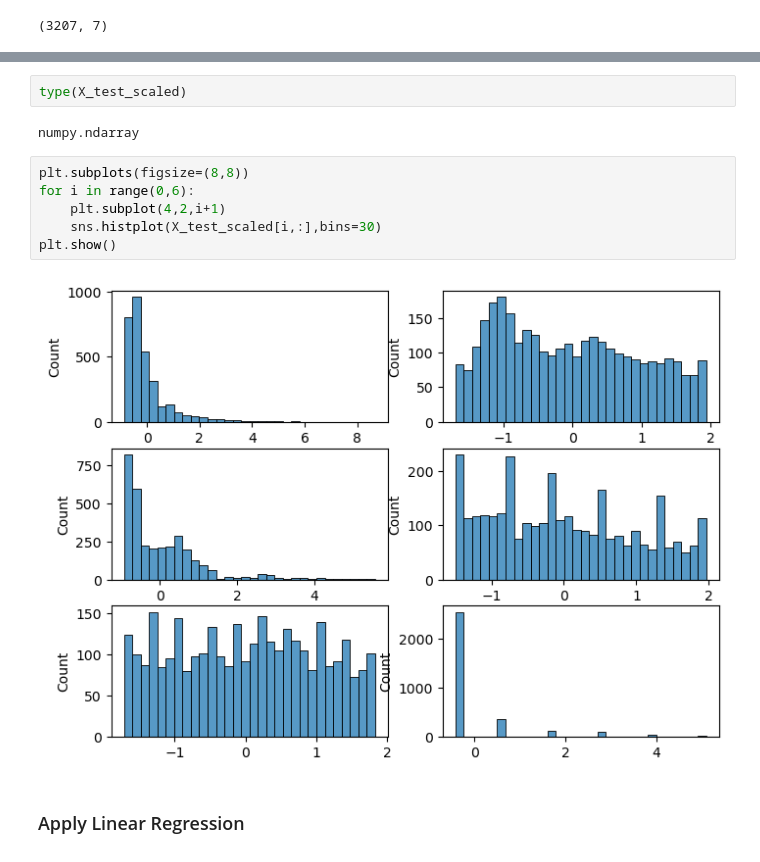
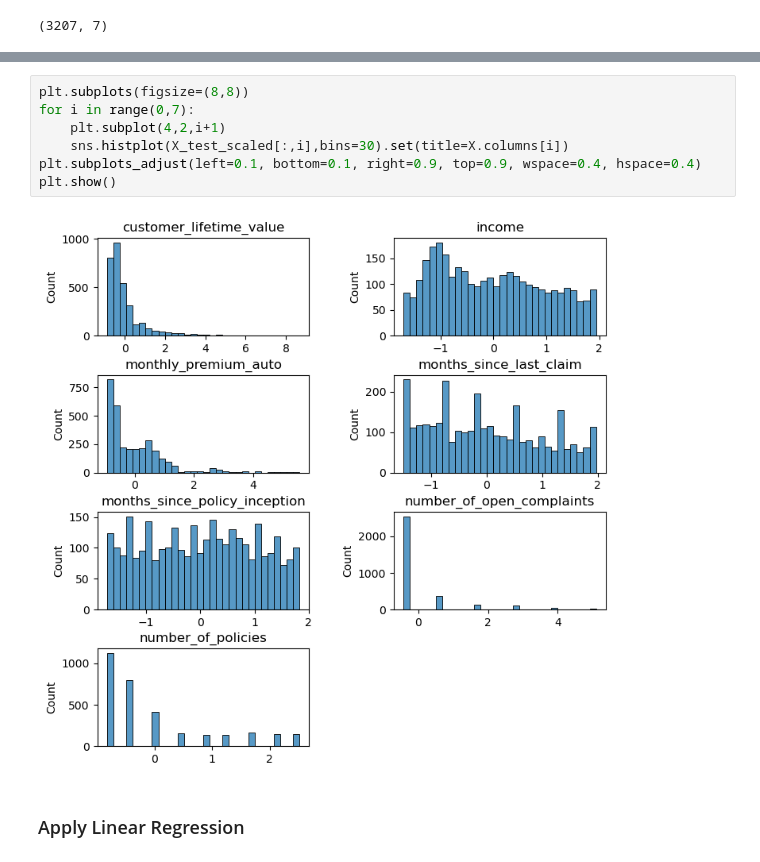
Before and after one commit to claradenken/Labs, a Jupyter notebook: Week_4_Linear_Regression/Customer_Analysis_Case_Study_Modelling_LinReg.ipynb, the cells around one changed output, grey strips where cells are left out. Saved outputs shown, nothing was run; the diff lists cells and outputs as text.

```diff
--- a/Week_4_Linear_Regression/Customer_Analysis_Case_Study_Modelling_LinReg.ipynb
+++ b/Week_4_Linear_Regression/Customer_Analysis_Case_Study_Modelling_LinReg.ipynb
@@ -133,15 +136,12 @@ print(X_test_scaled)
-# %%
-type(X_test_scaled)
-# %% [output]
-numpy.ndarray
 # %%
 plt.subplots(figsize=(8,8))
-for i in range(0,6):
+for i in range(0,7):
     plt.subplot(4,2,i+1)
-    sns.histplot(X_test_scaled[i,:],bins=30)
+    sns.histplot(X_test_scaled[:,i],bins=30).set(title=X.columns[i])
+plt.subplots_adjust(left=0.1, bottom=0.1, right=0.9, top=0.9, wspace=0.4, hspace=0.4)
 plt.show()
 # %% [output]
-[figure, old version]
+[figure, new version]
 # %% [markdown]
 ### Apply Linear Regression
 # %%
```
Also changed, not shown: parts of 3 cells of this notebook, 3 other files.
